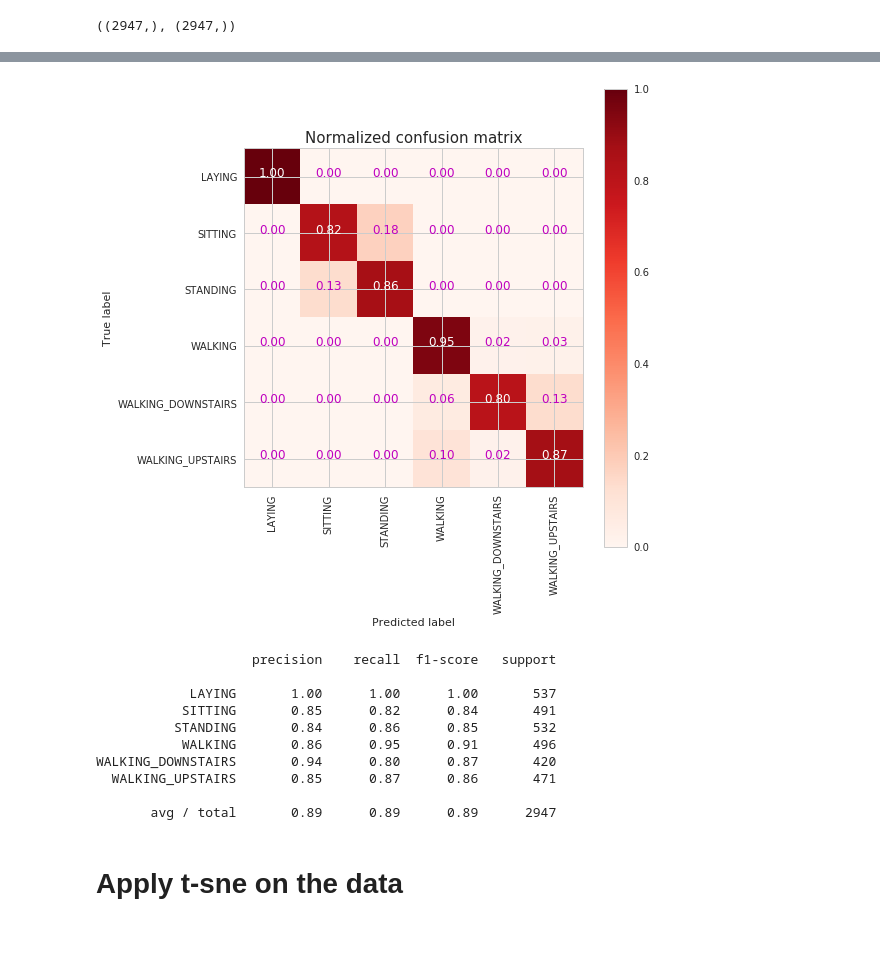
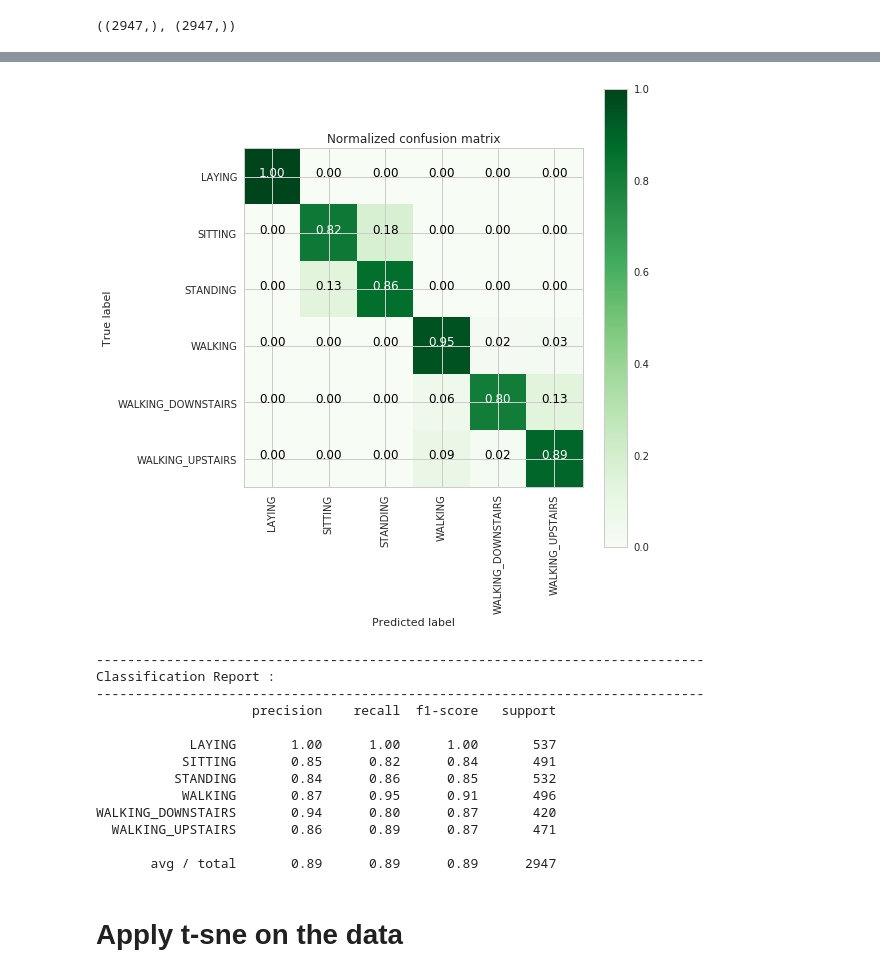
Before and after one commit to ramsane/HumanActivityRecognition, a Jupyter notebook: HAR_EDA.ipynb, the cells around one changed output, grey strips where cells are left out. Drawn from its saved outputs; the diff is of its cells as text; code cells hidden in the pictures; blank space fills up the shorter version.

```diff
--- a/HAR_EDA.ipynb
+++ b/HAR_EDA.ipynb
@@ -459,8 +459,9 @@ def plot_confusion_matrix(cm, classes,
                           cmap=plt.cm.Blues):
     if normalize:
         cm = cm.astype('float') / cm.sum(axis=1)[:, np.newaxis]
+
     plt.imshow(cm, interpolation='nearest', cmap=cmap)
-    plt.title(title, fontsize=15)
+    plt.title(title)
     plt.colorbar()
     tick_marks = np.arange(len(classes))
     plt.xticks(tick_marks, classes, rotation=90)
@@ -471,36 +472,36 @@ def plot_confusion_matrix(cm, classes,
     for i, j in itertools.product(range(cm.shape[0]), range(cm.shape[1])):
         plt.text(j, i, format(cm[i, j], fmt),
                  horizontalalignment="center",
-                 color="white" if cm[i, j] > thresh else "m")
-
+                 color="white" if cm[i, j] > thresh else "black")
 
     plt.tight_layout()
     plt.ylabel('True label')
     plt.xlabel('Predicted label')
 # %%
-labels=['LAYING', 'SITTING','STANDING','WALKING','WALKING_DOWNSTAIRS','WALKING_UPSTAIRS']
+# Plot normalized confusion matrix
+plt.figure(figsize=(8,8))
+plot_confusion_matrix(cm, classes=labels,normalize=True,title='Normalized confusion matrix', cmap=plt.cm.Greens)
+plt.show()
 
-# Plot normalized confusion matrix
-print()
-plt.figure(figsize=(8,8))
-plot_confusion_matrix(cm, classes=labels,normalize=True,title='Normalized confusion matrix', cmap=plt.cm.Reds)
-
-plt.show()
+print('------------------------------------------------------------------------------')
+print('Classification Report : ')
+print('------------------------------------------------------------------------------')
+print(metrics.classification_report(y_true=y_test_labels, y_pred=pred))
 # %% [output]
-[figure, old version]
+[figure, new version]
+------------------------------------------------------------------------------
+Classification Report :
+------------------------------------------------------------------------------
+                    precision    recall  f1-score   support
+
+            LAYING       1.00      1.00      1.00       537
+           SITTING       0.85      0.82      0.84       491
+          STANDING       0.84      0.86      0.85       532
+           WALKING       0.87      0.95      0.91       496
+WALKING_DOWNSTAIRS       0.94      0.80      0.87       420
+  WALKING_UPSTAIRS       0.86      0.89      0.87       471
+
+       avg / total       0.89      0.89      0.89      2947
-# %%
-print(metrics.classification_report(y_test_labels, pred))
-# %% [output]
-                    precision    recall  f1-score   support
-
-            LAYING       1.00      1.00      1.00       537
-           SITTING       0.85      0.82      0.84       491
-          STANDING       0.84      0.86      0.85       532
-           WALKING       0.86      0.95      0.91       496
-WALKING_DOWNSTAIRS       0.94      0.80      0.87       420
-  WALKING_UPSTAIRS       0.85      0.87      0.86       471
-
-       avg / total       0.89      0.89      0.89      2947
 # %% [markdown]
 # Apply t-sne on the data
 # %%
```
Also changed, not shown: parts of 3 cells of this notebook, 1 other file.
